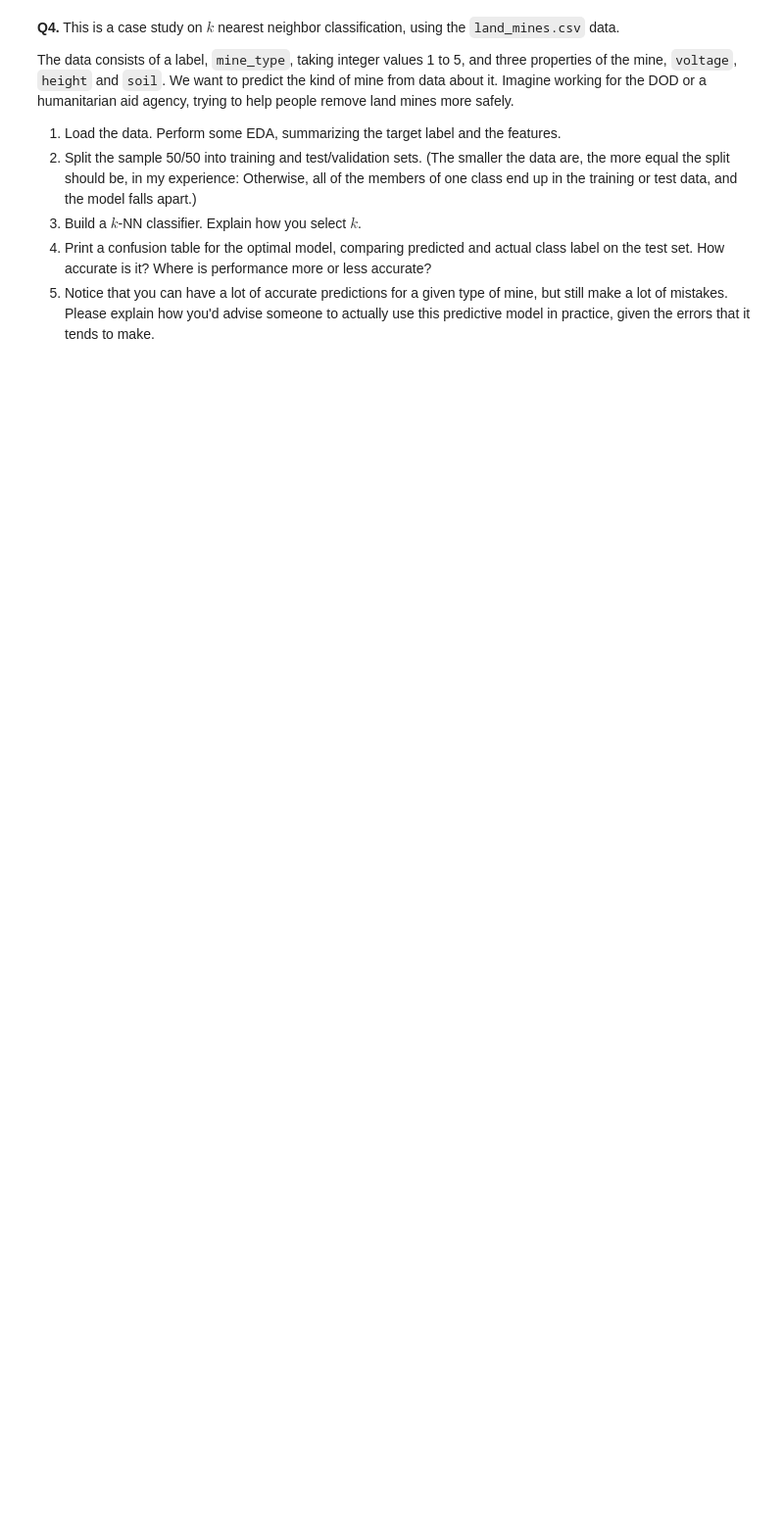
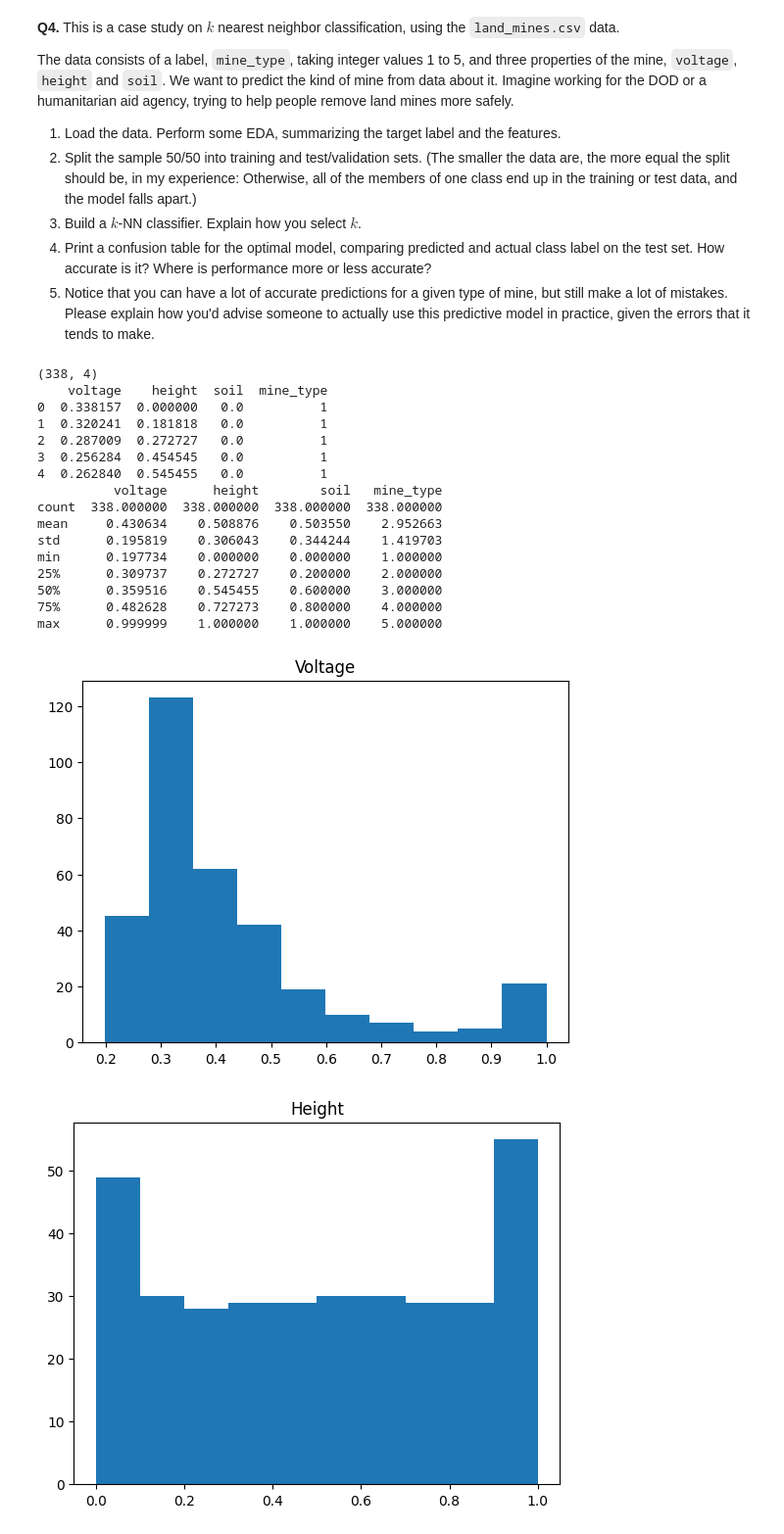
Before and after one commit to EBaner/knn, a Jupyter notebook: assignment_knn.ipynb, the cells around one changed output. Shown at 98% size. Cells and saved outputs as stored; diff of their text form; code cells hidden in the pictures; blank space fills up the shorter version.

```diff
--- a/assignment_knn.ipynb
+++ b/assignment_knn.ipynb
@@ -268,3 +455,53 @@ The data consists of a label, `mine_type`, taking integer values 1 to 5, and thr
 3. Build a $k$-NN classifier. Explain how you select $k$.
 4. Print a confusion table for the optimal model, comparing predicted and actual class label on the test set. How accurate is it? Where is performance more or less accurate?
 5. Notice that you can have a lot of accurate predictions for a given type of mine, but still make a lot of mistakes. Please explain how you'd advise someone to actually use this predictive model in practice, given the errors that it tends to make.
+# %%
+import numpy as np
+import matplotlib.pyplot as plt
+import pandas as pd
+import seaborn as sns
+from sklearn.neighbors import KNeighborsClassifier
+from sklearn.model_selection import train_test_split
+
+df = pd.read_csv('/content/knn/data/land_mines.csv')
+
+print(df.shape)
+print(df.head())
+print(df.describe())
+
+df['voltage'].hist(grid=False)
+plt.title('Voltage')
+plt.show()
+
+df['height'].hist(grid=False)
+plt.title('Height')
+plt.show()
+
+df['soil'].hist(grid=False)
+plt.title('Soil')
+plt.show()
+
+df['mine_type'].hist(grid=False)
+plt.title('Type')
+plt.show()
+
+sns.pairplot(df, hue="mine_type", palette='crest')
+# %% [output]
+(338, 4)
+    voltage    height  soil  mine_type
+0  0.338157  0.000000   0.0          1
+1  0.320241  0.181818   0.0          1
+2  0.287009  0.272727   0.0          1
+3  0.256284  0.454545   0.0          1
+4  0.262840  0.545455   0.0          1
+          voltage      height        soil   mine_type
+count  338.000000  338.000000  338.000000  338.000000
+mean     0.430634    0.508876    0.503550    2.952663
+std      0.195819    0.306043    0.344244    1.419703
+min      0.197734    0.000000    0.000000    1.000000
+25%      0.309737    0.272727    0.200000    2.000000
+50%      0.359516    0.545455    0.600000    3.000000
+75%      0.482628    0.727273    0.800000    4.000000
+max      0.999999    1.000000    1.000000    5.000000
+[figure, added]
+[figure, added]
```
Also changed, not shown: parts of 17 cells of this notebook.
